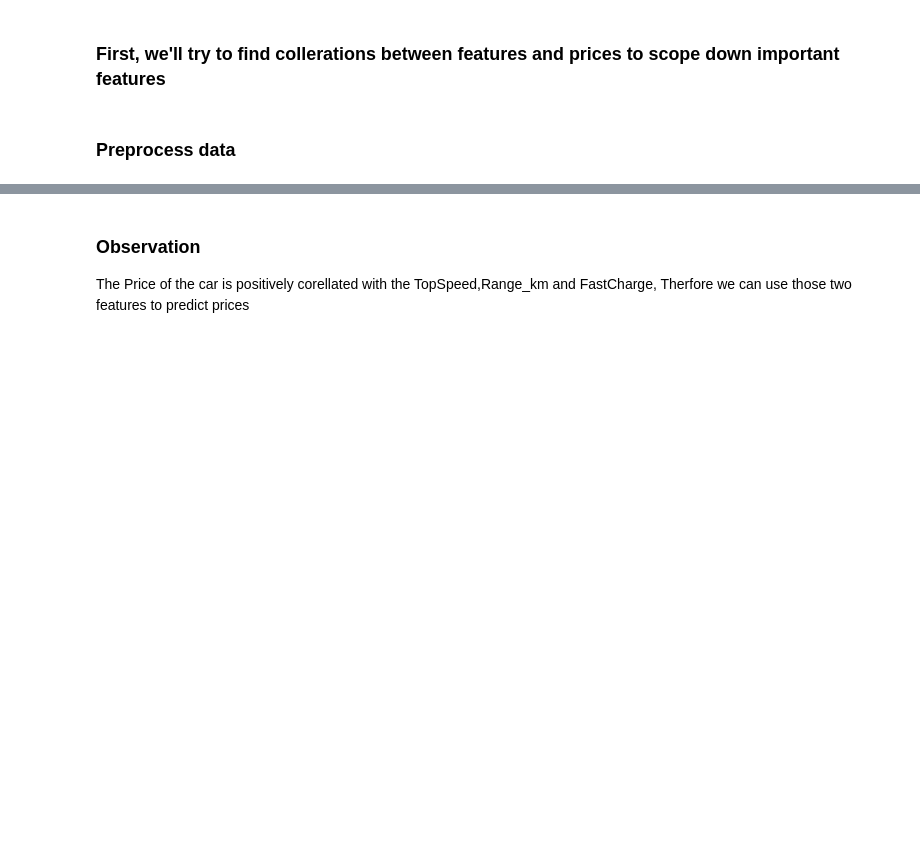
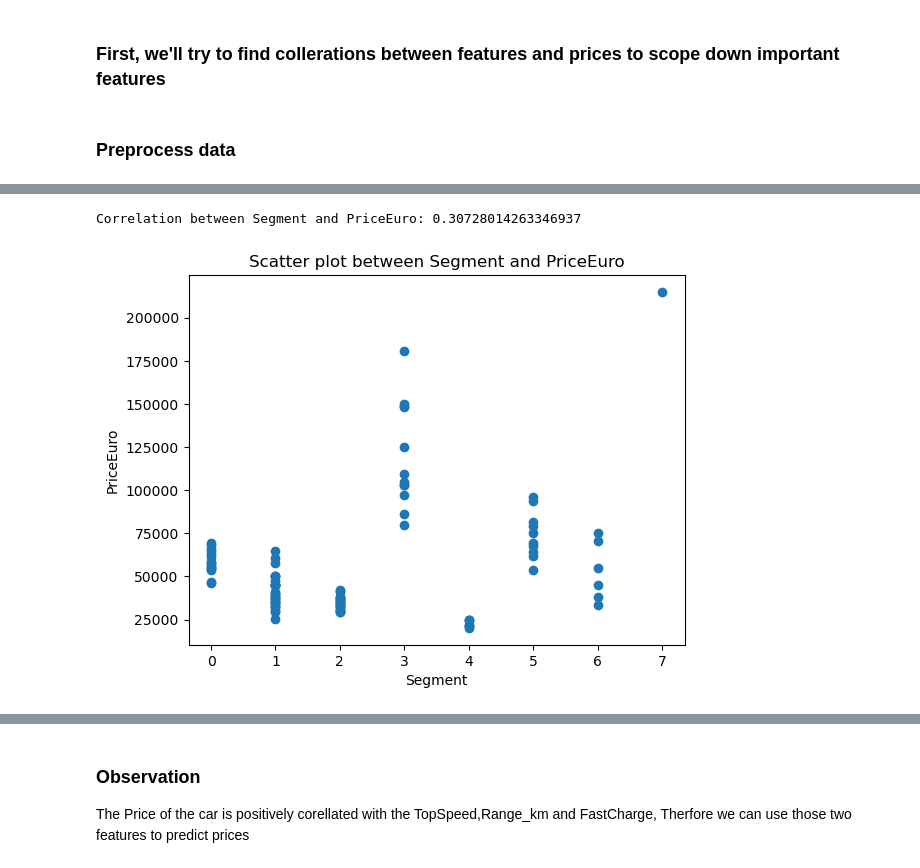
Before and after one commit to Meta-c/OBD-analysis, a Jupyter notebook: ev_analysis.ipynb, the cells around one changed output, grey strips where cells are left out. Cells and saved outputs as stored; diff of their text form; code cells hidden in the pictures; blank space fills up the shorter version.

```diff
--- a/ev_analysis.ipynb
+++ b/ev_analysis.ipynb
@@ -382,22 +401,25 @@ print(df)
 # %%
-column1='PowerTrain'
+column1='Segment'
 column2='PriceEuro'
 
 
 # Step 4: Calculate Correlation Coefficient
 correlation_coefficient = df[column1].corr(df[column2])
 
 # Step 5: Interpret the Correlation
 print(f"Correlation between {column1} and {column2}: {correlation_coefficient}")
 
 # Optional: If you want to visualize the correlation, you can create a scatter plot
 import matplotlib.pyplot as plt
 
 plt.scatter(df[column1], df[column2])
 plt.xlabel(column1)
 plt.ylabel(column2)
 plt.title(f"Scatter plot between {column1} and {column2}")
 plt.show()
+# %% [output]
+Correlation between Segment and PriceEuro: 0.30728014263346937
+[figure, added]
 # %%
 # First we preprocess data
 
```
Also changed, not shown: parts of 9 cells of this notebook, 3 other files.
